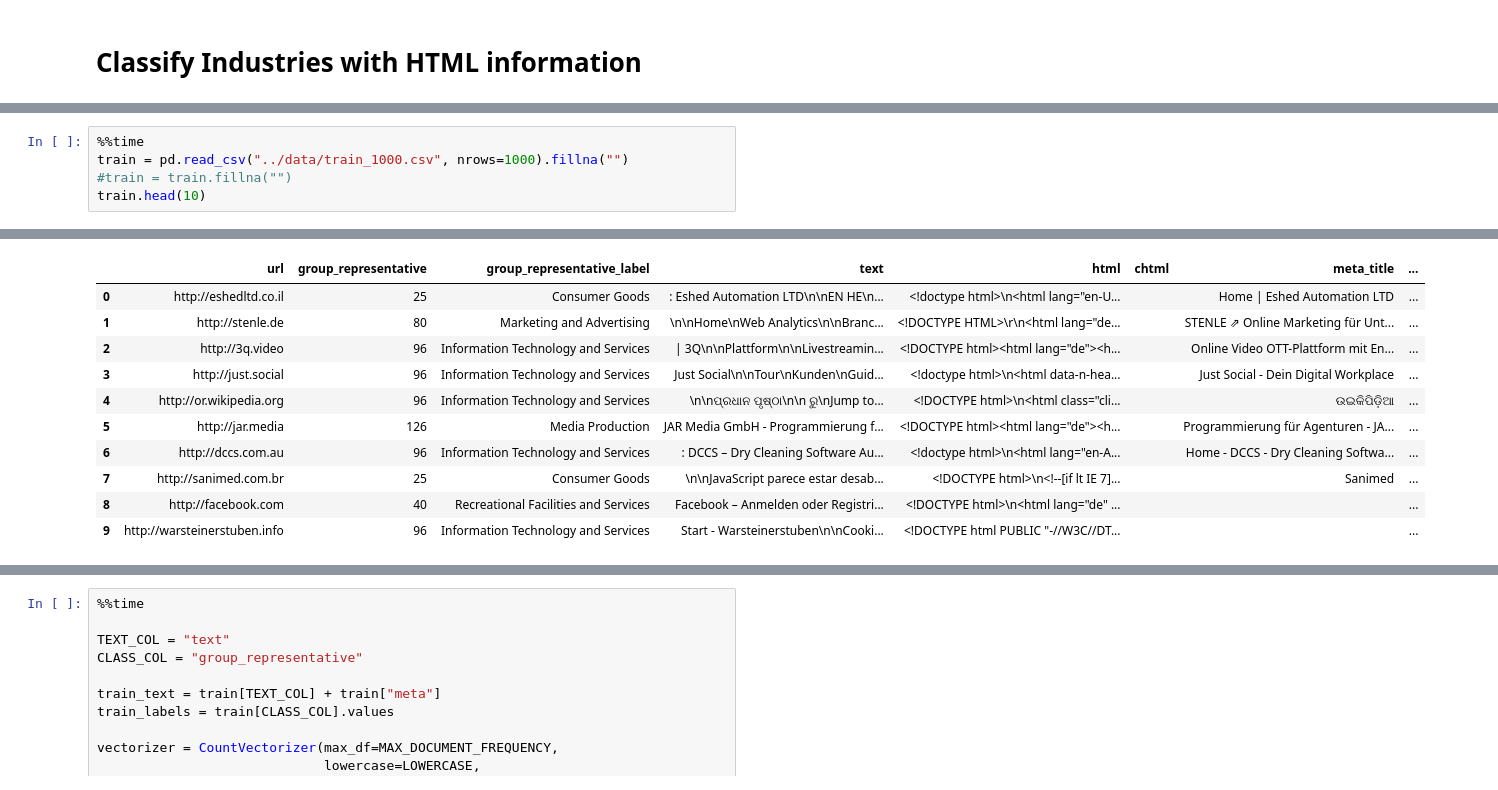
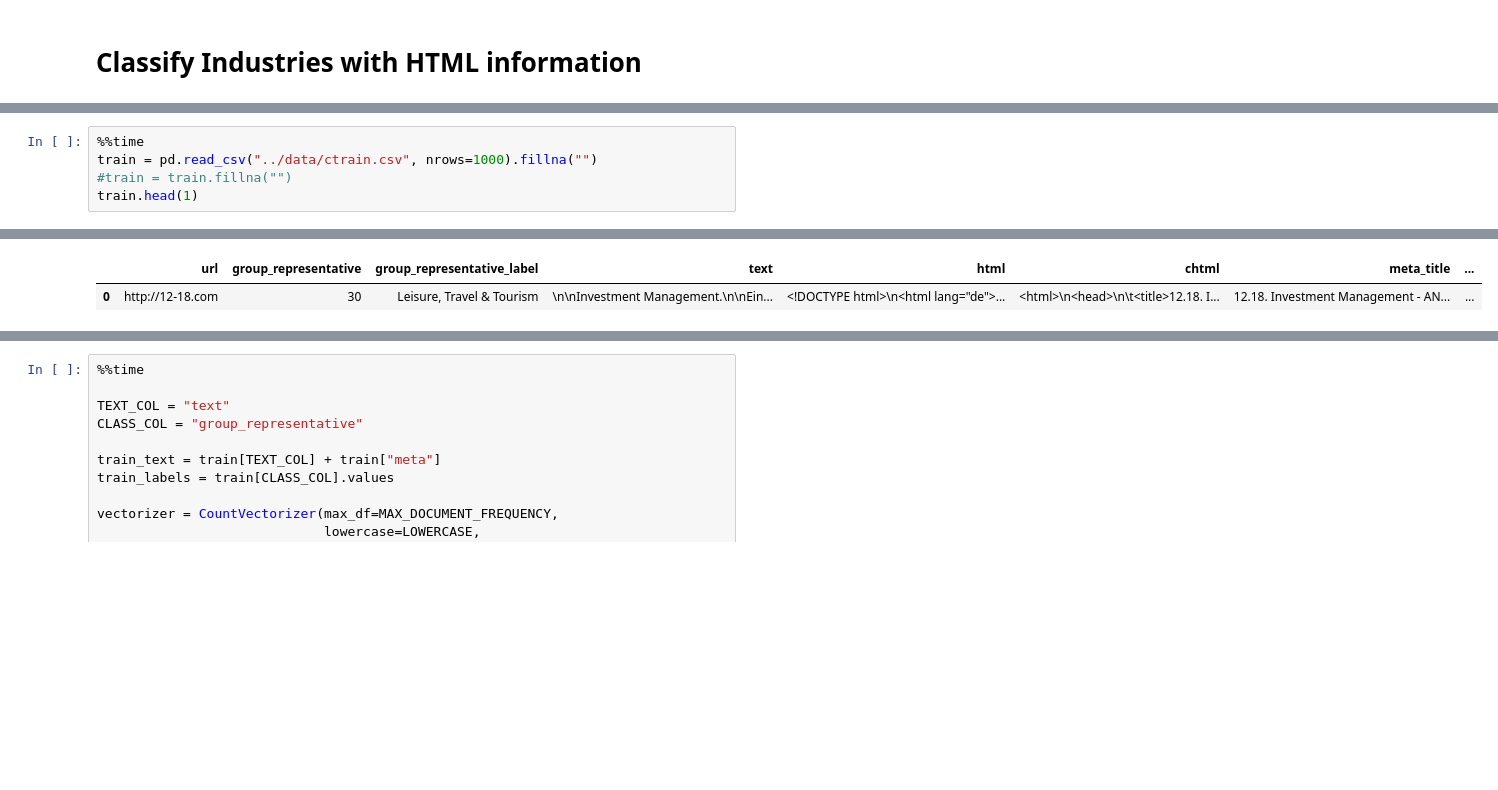
Before and after one commit to realjanpaulus/industryhtml, a Jupyter notebook: notebooks/classify_industries.ipynb, the cells around one changed output, grey strips where cells are left out. Cells and saved outputs as stored; diff of their text form; blank space fills up the shorter version.

```diff
--- a/notebooks/classify_industries.ipynb
+++ b/notebooks/classify_industries.ipynb
@@ -44,7 +45,7 @@ from app.utils import (clean_boilerplate,
                        trim_html)
 # %%
 %%time
-train = pd.read_csv("../data/train_1000.csv", nrows=1000).fillna("")
+train = pd.read_csv("../data/ctrain.csv", nrows=1000).fillna("")
 #train = train.fillna("")
-train.head(10)
+train.head(1)
 # %% [output]
@@ -53,11 +54,2 @@ Wall time: 664 ms
 |  | url | group_representative | group_representative_label | text | html | chtml | meta_title | ... |
-| 0 | http://eshedltd.co.il | 25 | Consumer Goods | : Eshed Automation LTD\n\nEN HE\n... | <!doctype html>\n<html lang="en-U... |  | Home | Eshed Automation LTD | ... |
-| 1 | http://stenle.de | 80 | Marketing and Advertising | \n\nHome\nWeb Analytics\n\nBran­c... | <!DOCTYPE HTML>\r\n<html lang="de... |  | STENLE ⇗ Online Marketing für Unt... | ... |
-| 2 | http://3q.video | 96 | Information Technology and Services | | 3Q\n\nPlattform\n\nLivestreamin... | <!DOCTYPE html><html lang="de"><h... |  | Online Video OTT-Plattform mit En... | ... |
-| 3 | http://just.social | 96 | Information Technology and Services | Just Social\n\nTour\nKunden\nGuid... | <!doctype html>\n<html data-n-hea... |  | Just Social - Dein Digital Workplace | ... |
-| 4 | http://or.wikipedia.org | 96 | Information Technology and Services | \n\nପ୍ରଧାନ ପୃଷ୍ଠା\n\n ରୁ\nJump to... | <!DOCTYPE html>\n<html class="cli... |  | ଉଇକିପିଡ଼ିଆ | ... |
-| 5 | http://jar.media | 126 | Media Production | JAR Media GmbH - Programmierung f... | <!DOCTYPE html><html lang="de"><h... |  | Programmierung für Agenturen - JA... | ... |
-| 6 | http://dccs.com.au | 96 | Information Technology and Services | : DCCS – Dry Cleaning Software Au... | <!doctype html>\n<html lang="en-A... |  | Home - DCCS - Dry Cleaning Softwa... | ... |
-| 7 | http://sanimed.com.br | 25 | Consumer Goods | \n\nJavaScript parece estar desab... | <!DOCTYPE html>\n<!--[if lt IE 7]... |  | Sanimed | ... |
-| 8 | http://facebook.com | 40 | Recreational Facilities and Services | Facebook – Anmelden oder Registri... | <!DOCTYPE html>\n<html lang="de" ... |  |  | ... |
-| 9 | http://warsteinerstuben.info | 96 | Information Technology and Services | Start - Warsteinerstuben\n\nCooki... | <!DOCTYPE html PUBLIC "-//W3C//DT... |  |  | ... |
+| 0 | http://12-18.com | 30 | Leisure, Travel & Tourism | \n\nInvestment Management.\n\nEin... | <!DOCTYPE html>\n<html lang="de">... | <html>\n<head>\n\t<title>12.18. I... | 12.18. Investment Management - AN... | ... |
```
Also changed, not shown: parts of 8 cells of this notebook, 19 other files.
